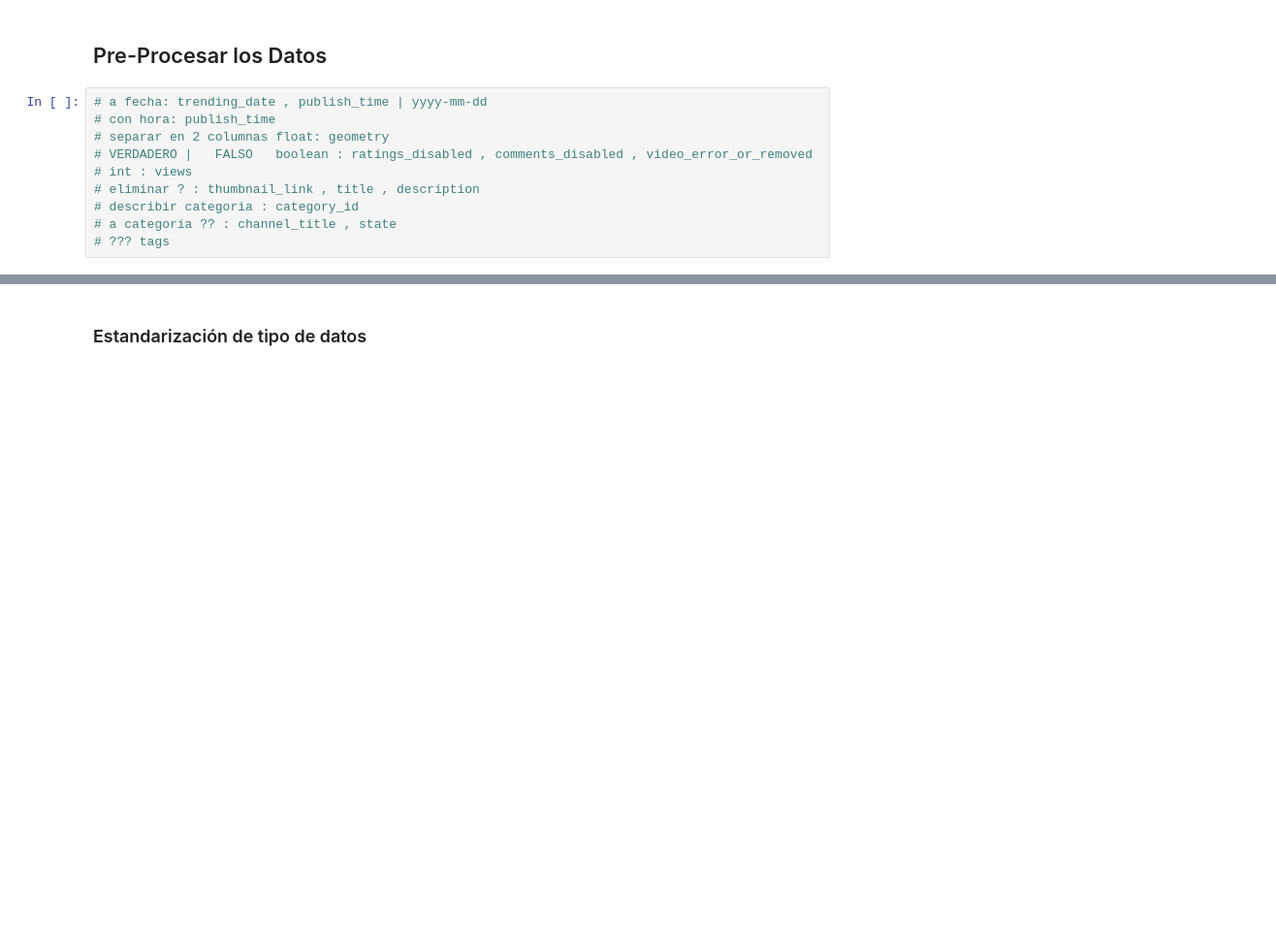
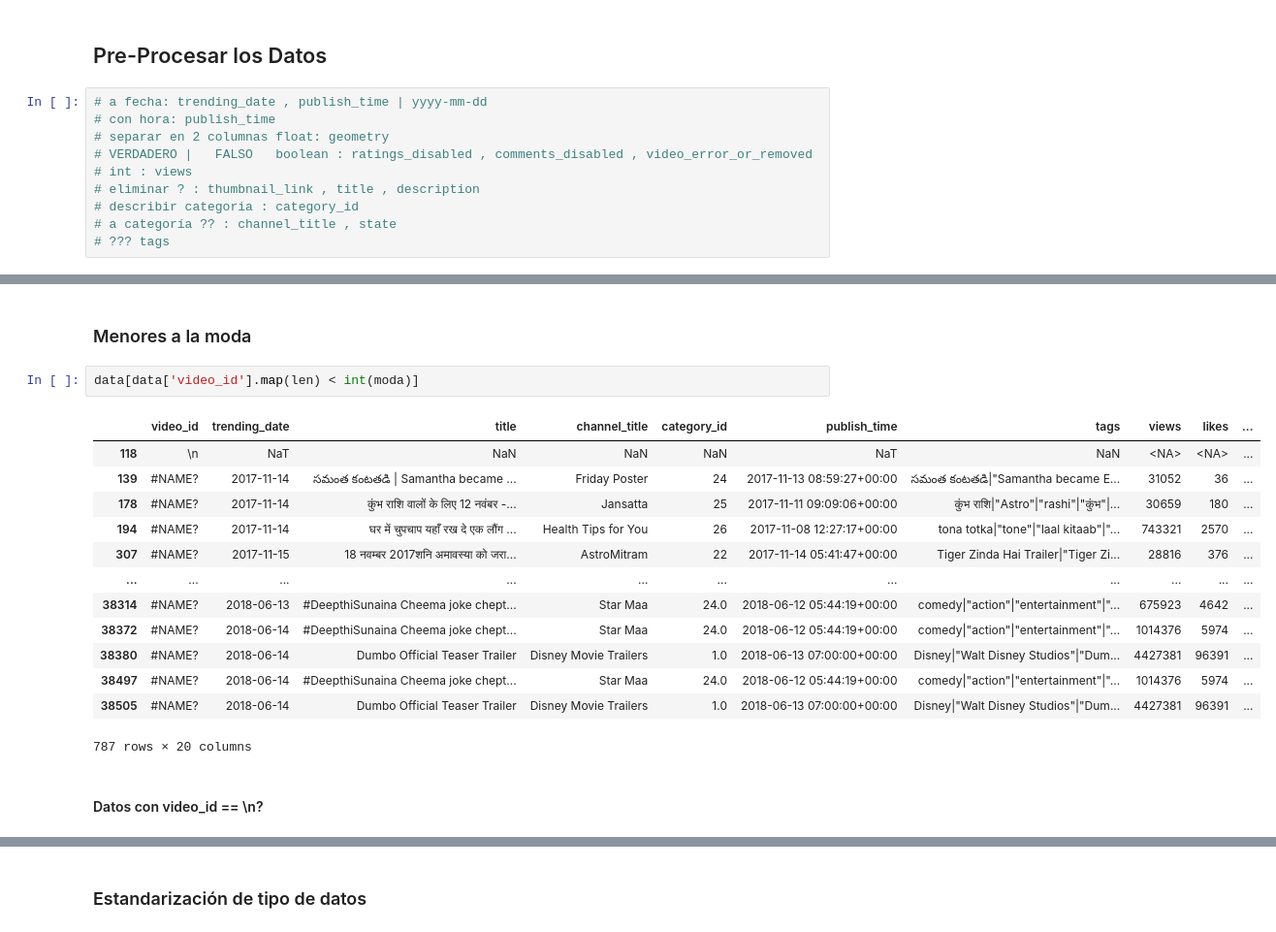
Before and after one commit to Adm-Info/EB-2022-1-CC50, a Jupyter notebook: code/EB-2022-1-CC50.ipynb, the cells around one changed output, grey strips where cells are left out. Shown: that part at 97% size. Cells and saved outputs as stored; diff of their text form; blank space fills up the shorter version.

```diff
--- a/code/EB-2022-1-CC50.ipynb
+++ b/code/EB-2022-1-CC50.ipynb
@@ -98,0 +161,20 @@ categories.head()
+# %% [markdown]
+### Menores a la moda
+# %%
+data[data['video_id'].map(len) < int(moda)]
+# %% [output]
+|  | video_id | trending_date | title | channel_title | category_id | publish_time | tags | views | likes | ... |
+| 118 | \n | NaT | NaN | NaN | NaN | NaT | NaN | <NA> | <NA> | ... |
+| 139 | #NAME? | 2017-11-14 | స‌మంత కంట‌త‌డి | Samantha became ... | Friday Poster | 24 | 2017-11-13 08:59:27+00:00 | స‌మంత కంట‌త‌డి|"Samantha became E... | 31052 | 36 | ... |
+| 178 | #NAME? | 2017-11-14 | कुंभ राशि वालों के लिए 12 नवंबर -... | Jansatta | 25 | 2017-11-11 09:09:06+00:00 | कुंभ राशि|"Astro"|"rashi"|"कुंभ"|... | 30659 | 180 | ... |
+| 194 | #NAME? | 2017-11-14 | घर में चुपचाप यहाँ रख दे एक लौंग ... | Health Tips for You | 26 | 2017-11-08 12:27:17+00:00 | tona totka|"tone"|"laal kitaab"|"... | 743321 | 2570 | ... |
+| 307 | #NAME? | 2017-11-15 | 18 नवम्बर 2017शनि अमावस्या को जरा... | AstroMitram | 22 | 2017-11-14 05:41:47+00:00 | Tiger Zinda Hai Trailer|"Tiger Zi... | 28816 | 376 | ... |
+| ... | ... | ... | ... | ... | ... | ... | ... | ... | ... | ... |
+| 38314 | #NAME? | 2018-06-13 | #DeepthiSunaina Cheema joke chept... | Star Maa | 24.0 | 2018-06-12 05:44:19+00:00 | comedy|"action"|"entertainment"|"... | 675923 | 4642 | ... |
+| 38372 | #NAME? | 2018-06-14 | #DeepthiSunaina Cheema joke chept... | Star Maa | 24.0 | 2018-06-12 05:44:19+00:00 | comedy|"action"|"entertainment"|"... | 1014376 | 5974 | ... |
+| 38380 | #NAME? | 2018-06-14 | Dumbo Official Teaser Trailer | Disney Movie Trailers | 1.0 | 2018-06-13 07:00:00+00:00 | Disney|"Walt Disney Studios"|"Dum... | 4427381 | 96391 | ... |
+| 38497 | #NAME? | 2018-06-14 | #DeepthiSunaina Cheema joke chept... | Star Maa | 24.0 | 2018-06-12 05:44:19+00:00 | comedy|"action"|"entertainment"|"... | 1014376 | 5974 | ... |
+| 38505 | #NAME? | 2018-06-14 | Dumbo Official Teaser Trailer | Disney Movie Trailers | 1.0 | 2018-06-13 07:00:00+00:00 | Disney|"Walt Disney Studios"|"Dum... | 4427381 | 96391 | ... |
+787 rows × 20 columns
+# %% [markdown]
+#### Datos con video_id == \n?
```
Also changed, not shown: parts of 25 cells of this notebook.
